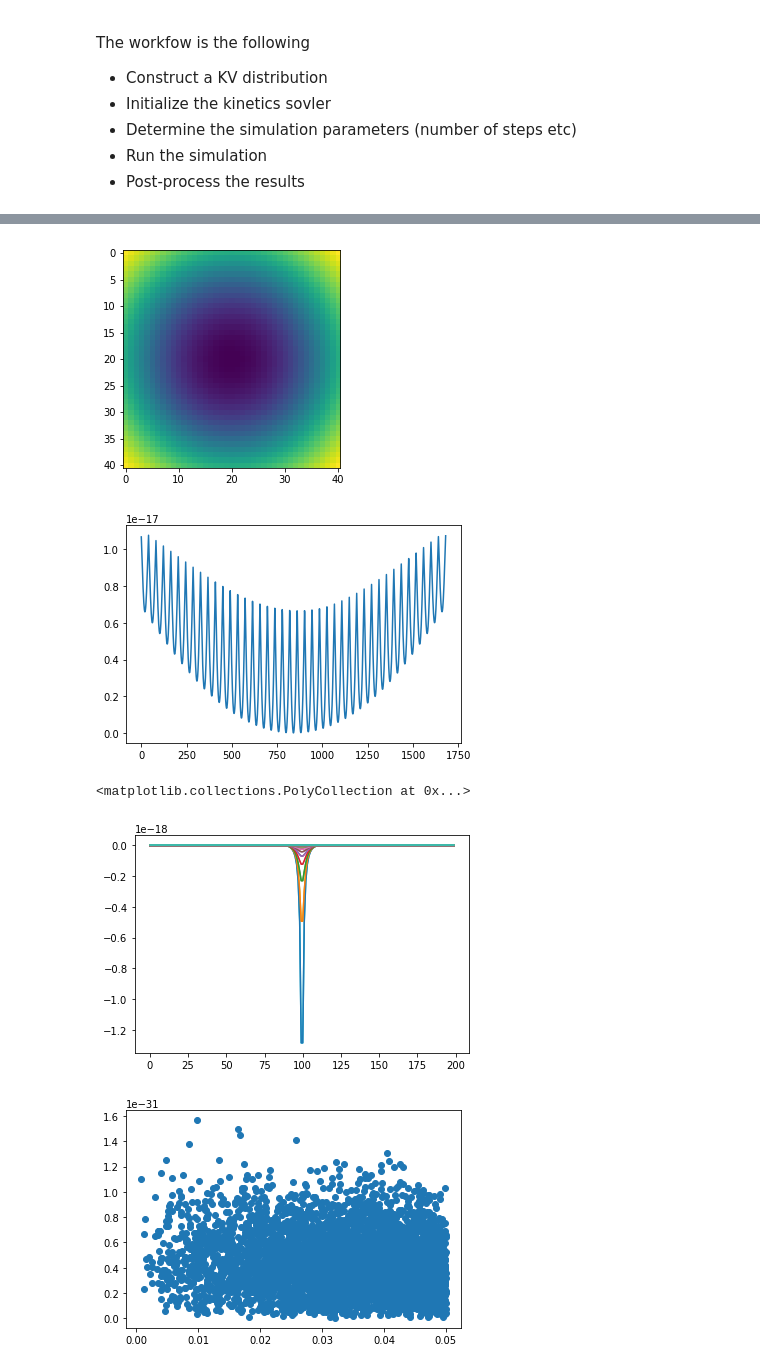
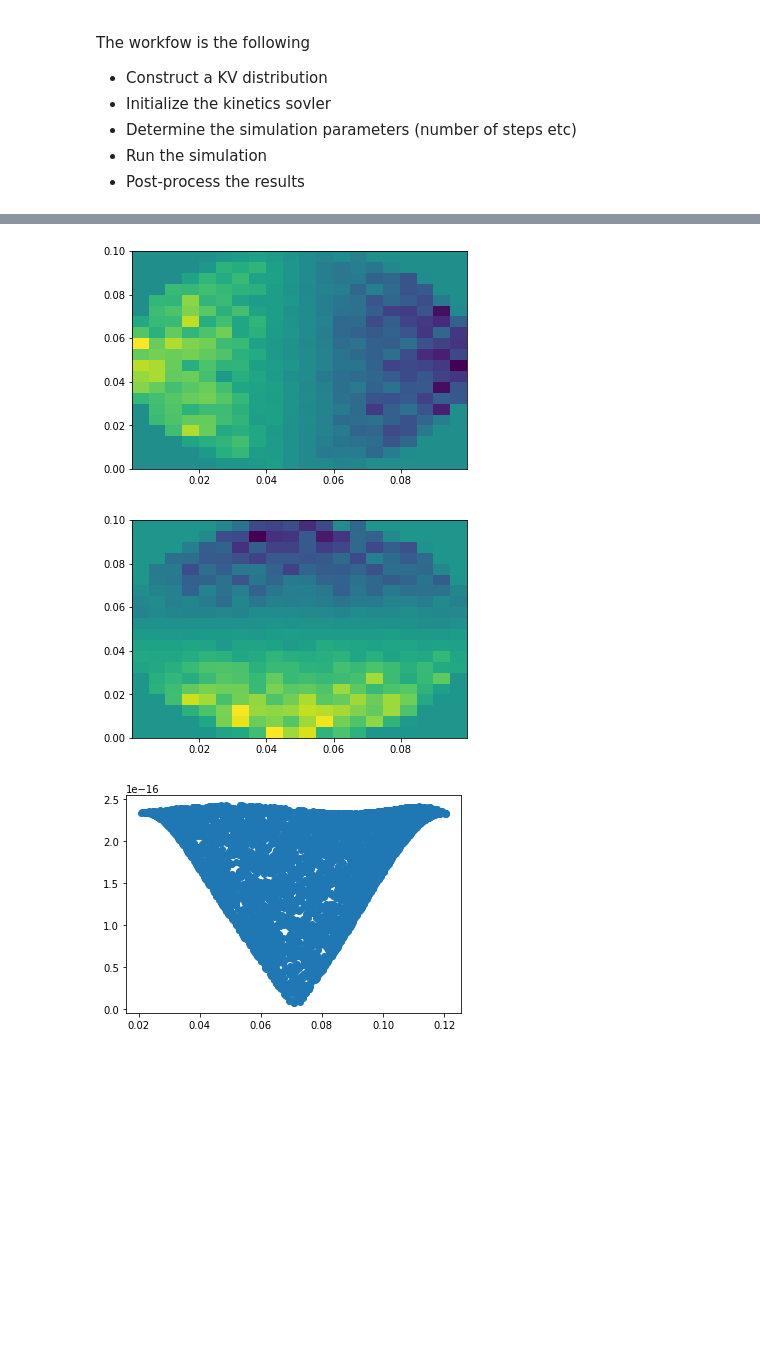
Before and after one commit to radiasoft/rsrespic, a Jupyter notebook: development/shell_gaussian_tests.ipynb, the cells around one changed output, grey strips where cells are left out. Saved outputs shown, nothing was run; the diff lists cells and outputs as text; code cells hidden in the pictures; blank space fills up the shorter version.

```diff
--- a/development/shell_gaussian_tests.ipynb
+++ b/development/shell_gaussian_tests.ipynb
@@ -133,26 +148,17 @@ field_solver.compute_phi_mesh(my_kv_fields, xmax = sigma_x, ymax = sigma_x, n_gr
 # %%
 plt.figure()
-plt.imshow(np.real(my_kv_fields.phi_grid))
+plt.hist2d(my_kv_beam.x, my_kv_beam.y, weights = my_kv_fields.kick_x, bins = 20)
 
 plt.figure()
-plt.plot(my_kv_fields.phi_grid.flatten())
-plt.show()
+plt.hist2d(my_kv_beam.x, my_kv_beam.y, weights = my_kv_fields.kick_y, bins = 20)
+
+r = np.sqrt(my_kv_beam.x ** 2 + my_kv_beam.y **2)
+kick_r = np.sqrt(my_kv_fields.kick_y **2 + my_kv_fields.kick_x **2)
 
 plt.figure()
-plt.plot(my_kv_fields.phi)
-
-r = np.sqrt(my_kv_beam.x ** 2 + my_kv_beam.y ** 2)
-kick_r = np.sqrt(my_kv_fields.kick_x ** 2 + my_kv_fields.kick_y ** 2)
-plt.figure()
-#plt.plot(my_kv_beam.x,my_kv_fields.kick_x, 'o')
-#plt.plot(my_kv_beam.y,my_kv_fields.kick_y, 'o')
-plt.plot(r, kick_r, 'o')
-
-plt.figure()
-plt.hexbin(my_kv_beam.x, my_kv_beam.y)
+plt.plot(r,kick_r,'o')
+plt.show()
 # %% [output]
-[figure, old version]
+[figure, new version]
-[figure, old version]
+[figure, new version]
-<matplotlib.collections.PolyCollection at 0x...>
-[figure, old version]
+[figure, new version]
-[figure, removed]
```
Also changed, not shown: parts of 5 cells of this notebook, 2 other files.
